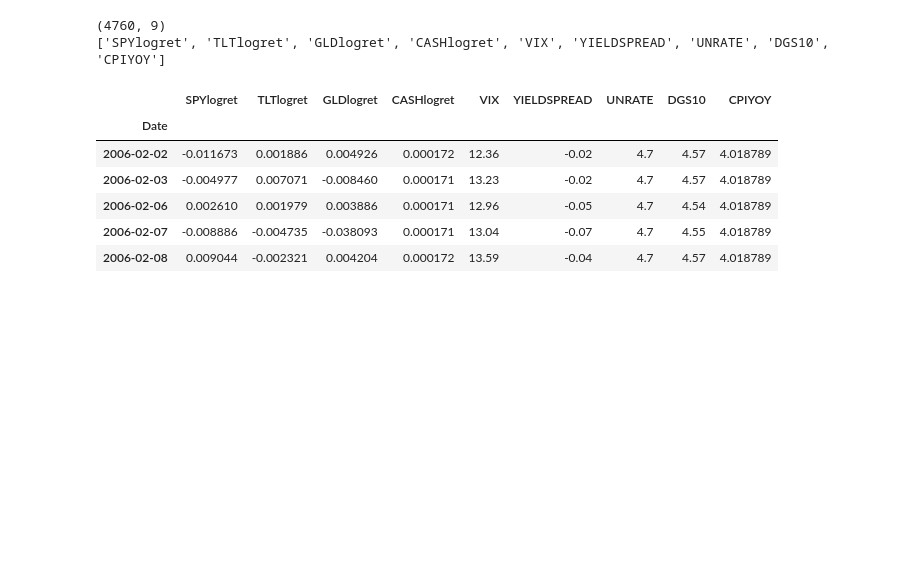
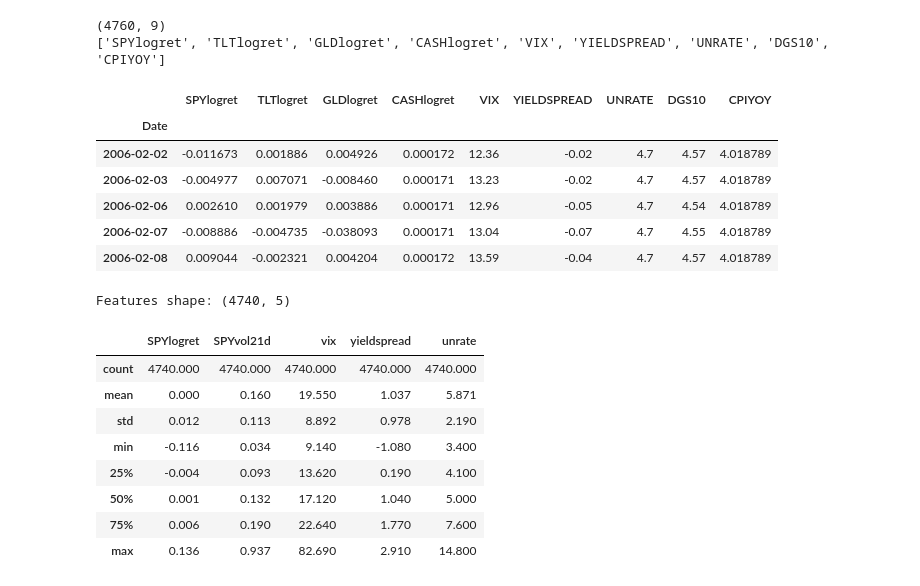
Before and after one commit to sidoreon/regime-shift, a Jupyter notebook: notebooks/hmmregimedetection.ipynb, the cells around one changed output. Saved outputs shown, nothing was run; the diff lists cells and outputs as text; code cells hidden in the pictures; blank space fills up the shorter version.

```diff
--- a/notebooks/hmmregimedetection.ipynb
+++ b/notebooks/hmmregimedetection.ipynb
@@ -33,3 +33,28 @@ dataset.head()
 | 2006-02-06 | 0.002610 | 0.001979 | 0.003886 | 0.000171 | 12.96 | -0.05 | 4.7 | 4.54 | 4.018789 |
 | 2006-02-07 | -0.008886 | -0.004735 | -0.038093 | 0.000171 | 13.04 | -0.07 | 4.7 | 4.55 | 4.018789 |
 | 2006-02-08 | 0.009044 | -0.002321 | 0.004204 | 0.000172 | 13.59 | -0.04 | 4.7 | 4.57 | 4.018789 |
+# %%
+SPYvol21d = dataset['SPYlogret'].rolling(21).std() * np.sqrt(252)
+
+features = pd.DataFrame({
+    'SPYlogret'     : dataset['SPYlogret'],
+    'SPYvol21d' : SPYvol21d,
+    'vix'         : dataset['VIX'],
+    'yieldspread': dataset['YIELDSPREAD'],
+    'unrate'      : dataset['UNRATE'],
+})
+
+features = features.dropna()
+print(f'Features shape: {features.shape}')
+features.describe().round(3)
+# %% [output]
+Features shape: (4740, 5)
+|  | SPYlogret | SPYvol21d | vix | yieldspread | unrate |
+| count | 4740.000 | 4740.000 | 4740.000 | 4740.000 | 4740.000 |
+| mean | 0.000 | 0.160 | 19.550 | 1.037 | 5.871 |
+| std | 0.012 | 0.113 | 8.892 | 0.978 | 2.190 |
+| min | -0.116 | 0.034 | 9.140 | -1.080 | 3.400 |
+| 25% | -0.004 | 0.093 | 13.620 | 0.190 | 4.100 |
+| 50% | 0.001 | 0.132 | 17.120 | 1.040 | 5.000 |
+| 75% | 0.006 | 0.190 | 22.640 | 1.770 | 7.600 |
+| max | 0.136 | 0.937 | 82.690 | 2.910 | 14.800 |
```
Also changed, not shown: parts of 12 cells of this notebook.
